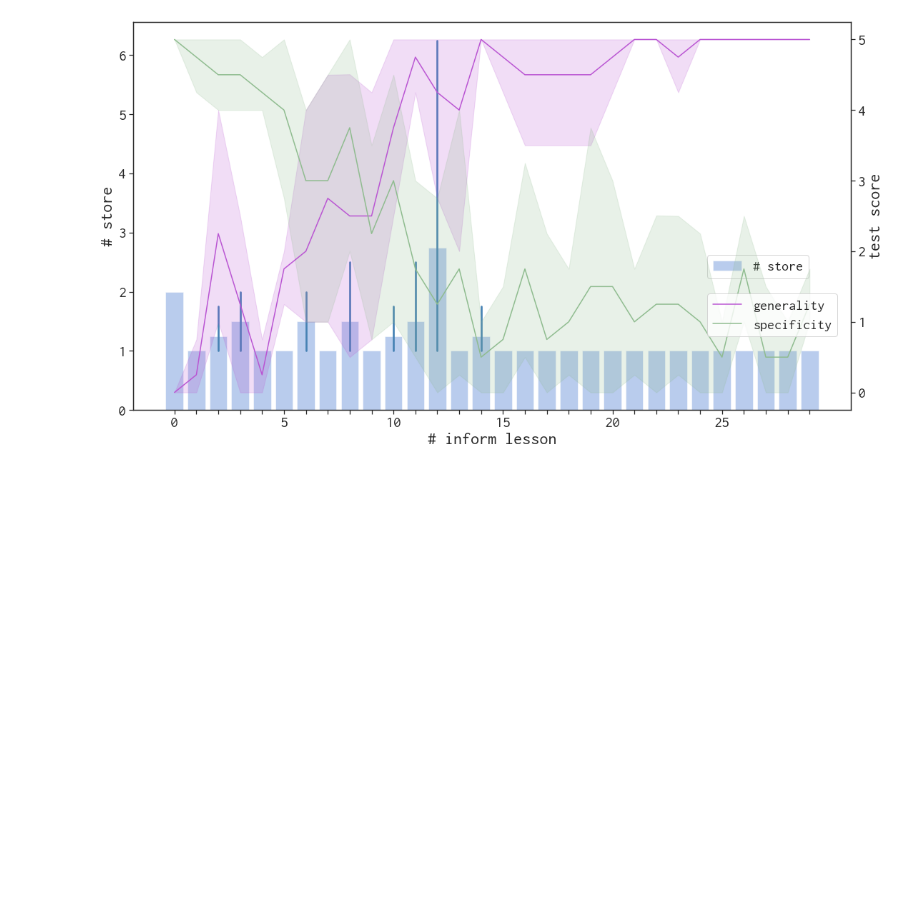
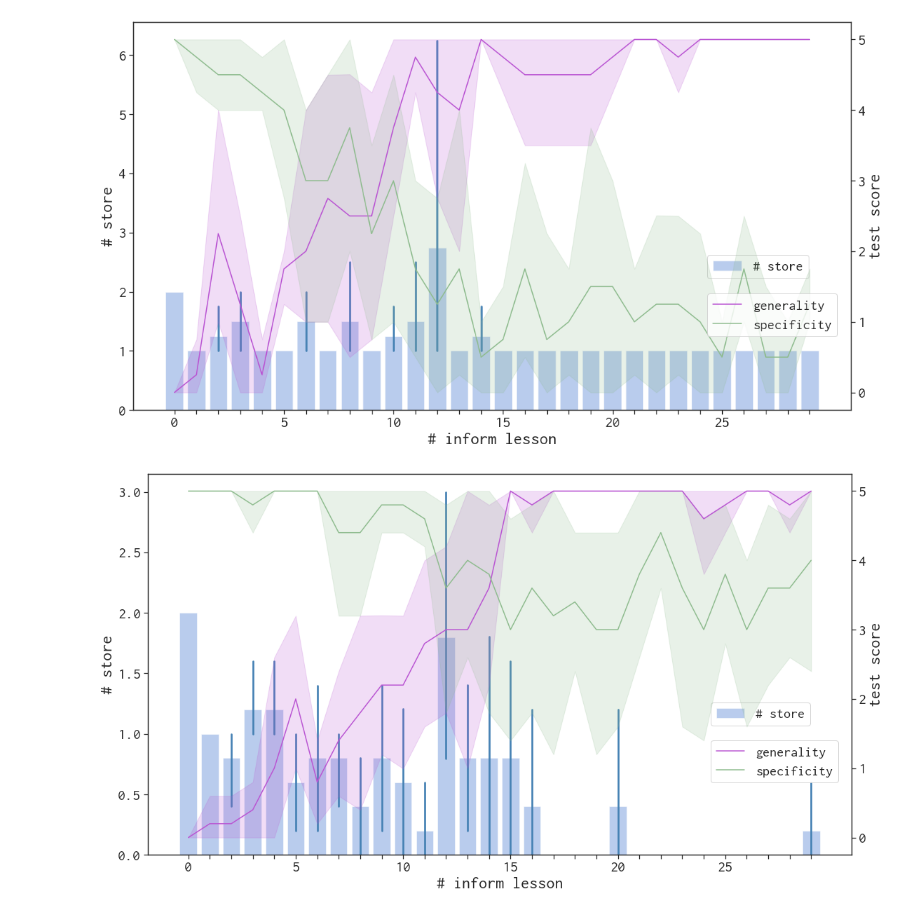
Before and after one commit to ComplexCollaborativeAgents/aileenOG, a Jupyter notebook: experiments/analysis/november2020/analysis.ipynb, the cells around one changed output. Cells and saved outputs as stored; diff of their text form; code cells hidden in the pictures; blank space fills up the shorter version.

```diff
--- a/experiments/analysis/november2020/analysis.ipynb
+++ b/experiments/analysis/november2020/analysis.ipynb
@@ -58,3 +58,9 @@ reinforce_behind_dataset = convert_raw_data_to_dataframe_new(reinforce_policy_fi
 plot_interactive_learning_results_new(reinforce_behind_dataset)
 # %% [output]
 [figure]
+# %%
+typical_policy_filelist = (glob.glob("data/*typical*.csv"))
+typical_behind_dataset = convert_raw_data_to_dataframe_new(typical_policy_filelist)
+plot_interactive_learning_results_new(typical_behind_dataset)
+# %% [output]
+[figure, added]
```
Also changed, not shown: 11 other files.
